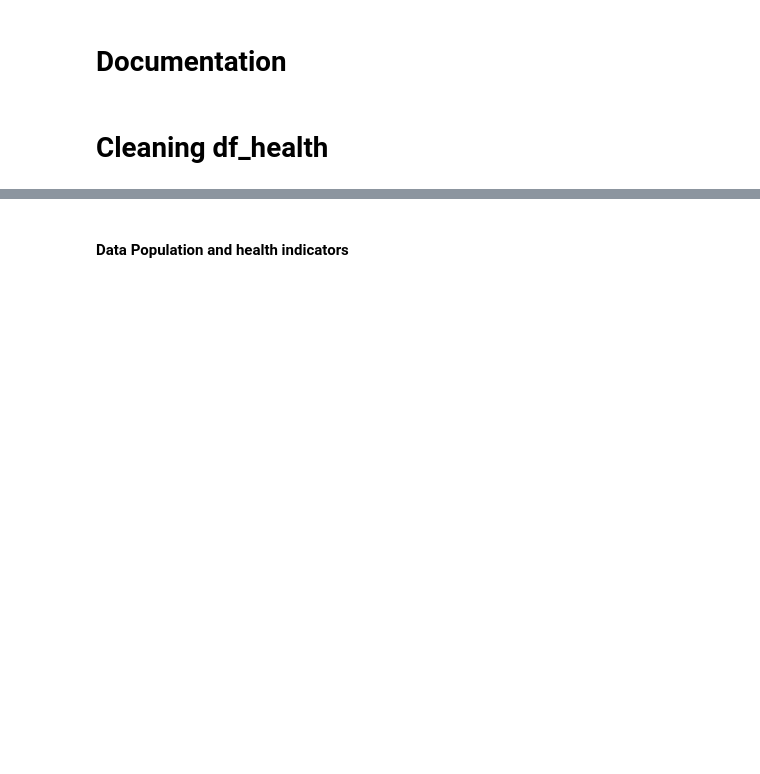
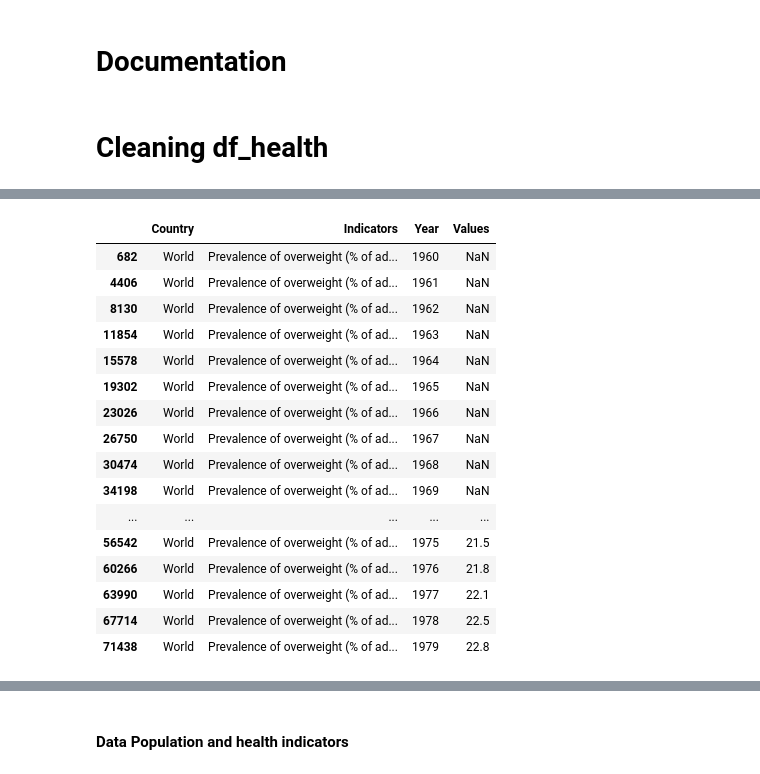
Before and after one commit to AlfonsoUrra/Climate-Change-Predictive-Model, a Jupyter notebook: src/Main.ipynb, the cells around one changed output, grey strips where cells are left out. Cells and saved outputs as stored; diff of their text form; code cells hidden in the pictures; blank space fills up the shorter version.

```diff
--- a/src/Main.ipynb
+++ b/src/Main.ipynb
@@ -59,0 +80,23 @@ df_population_model = df_population[(df_population['Indicator Name'] == 'Urban p
+# %%
+countries_to_remove = ['Africa Eastern and Southern', 'Africa Western and Central', 'Arab World',
+                       'Caribbean small states', 'Central Europe and the Baltics', 'Early-demographic dividend',
+                       'East Asia & Pacific', 'East Asia & Pacific (excluding high income)',
+                       'East Asia & Pacific (IDA & IBRD countries)', 'Euro area', 'Europe & Central Asia',
+                       'Europe & Central Asia (excluding high income)', 'Europe & Central Asia (IDA & IBRD countries)',
+                       'European Union', 'Fragile and conflict affected situations', 'Heavily indebted poor countries (HIPC)',
+                       'High income', 'IBRD only', 'IDA & IBRD total', 'IDA blend', 'IDA only', 'IDA total',
+                       'Late-demographic dividend', 'Latin America & Caribbean', 'Latin America & Caribbean (excluding high income)',
+                       'Latin America & the Caribbean (IDA & IBRD countries)', 'Least developed countries: UN classification',
+                       'Low & middle income', 'Low income', 'Lower middle income', 'Middle East & North Africa',
+                       'Middle East & North Africa (excluding high income)', 'Middle East & North Africa (IDA & IBRD countries)',
+                       'Middle income', 'North America', 'Not classified', 'OECD members', 'Other small states',
+                       'Pacific island small states', 'Post-demographic dividend', 'Pre-demographic dividend',
+                       'Small states', 'South Asia', 'South Asia (IDA & IBRD)', 'Sub-Saharan Africa',
+                       'Sub-Saharan Africa (excluding high income)', 'Sub-Saharan Africa (IDA & IBRD countries)',
+                       'Upper middle income']
+
+# Crear un filtro booleano para las filas que NO contienen los países a eliminar
+filter = ~df_health_indicators['Country Name'].isin(countries_to_remove)
+
+# Aplicar el filtro al DataFrame original para obtener solo las filas que deseas mantener
+df_health_indicators = df_health_indicators[filter]
@@ -59,0 +127,21 @@ df_population_model = df_population[(df_population['Indicator Name'] == 'Urban p
+# %%
+df = df_health_indicators[(df_health_indicators['Indicators'] == 'Prevalence of overweight (% of adults)')]
+df[df['Country'] == 'World'].head(20)
+# %% [output]
+|  | Country | Indicators | Year | Values |
+| 682 | World | Prevalence of overweight (% of ad... | 1960 | NaN |
+| 4406 | World | Prevalence of overweight (% of ad... | 1961 | NaN |
+| 8130 | World | Prevalence of overweight (% of ad... | 1962 | NaN |
+| 11854 | World | Prevalence of overweight (% of ad... | 1963 | NaN |
+| 15578 | World | Prevalence of overweight (% of ad... | 1964 | NaN |
+| 19302 | World | Prevalence of overweight (% of ad... | 1965 | NaN |
+| 23026 | World | Prevalence of overweight (% of ad... | 1966 | NaN |
+| 26750 | World | Prevalence of overweight (% of ad... | 1967 | NaN |
+| 30474 | World | Prevalence of overweight (% of ad... | 1968 | NaN |
+| 34198 | World | Prevalence of overweight (% of ad... | 1969 | NaN |
+| ... | ... | ... | ... | ... |
+| 56542 | World | Prevalence of overweight (% of ad... | 1975 | 21.5 |
+| 60266 | World | Prevalence of overweight (% of ad... | 1976 | 21.8 |
+| 63990 | World | Prevalence of overweight (% of ad... | 1977 | 22.1 |
+| 67714 | World | Prevalence of overweight (% of ad... | 1978 | 22.5 |
+| 71438 | World | Prevalence of overweight (% of ad... | 1979 | 22.8 |
```
Also changed, not shown: parts of 27 cells of this notebook, 1 other file.
